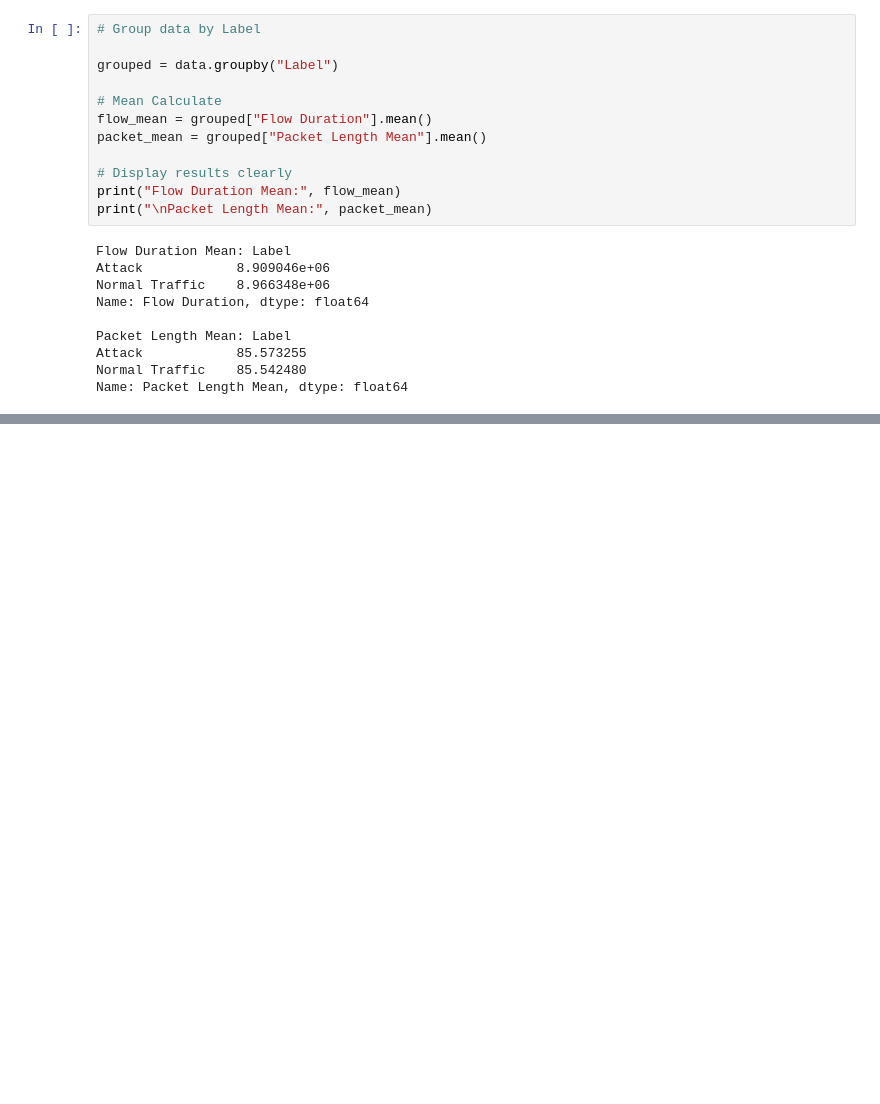
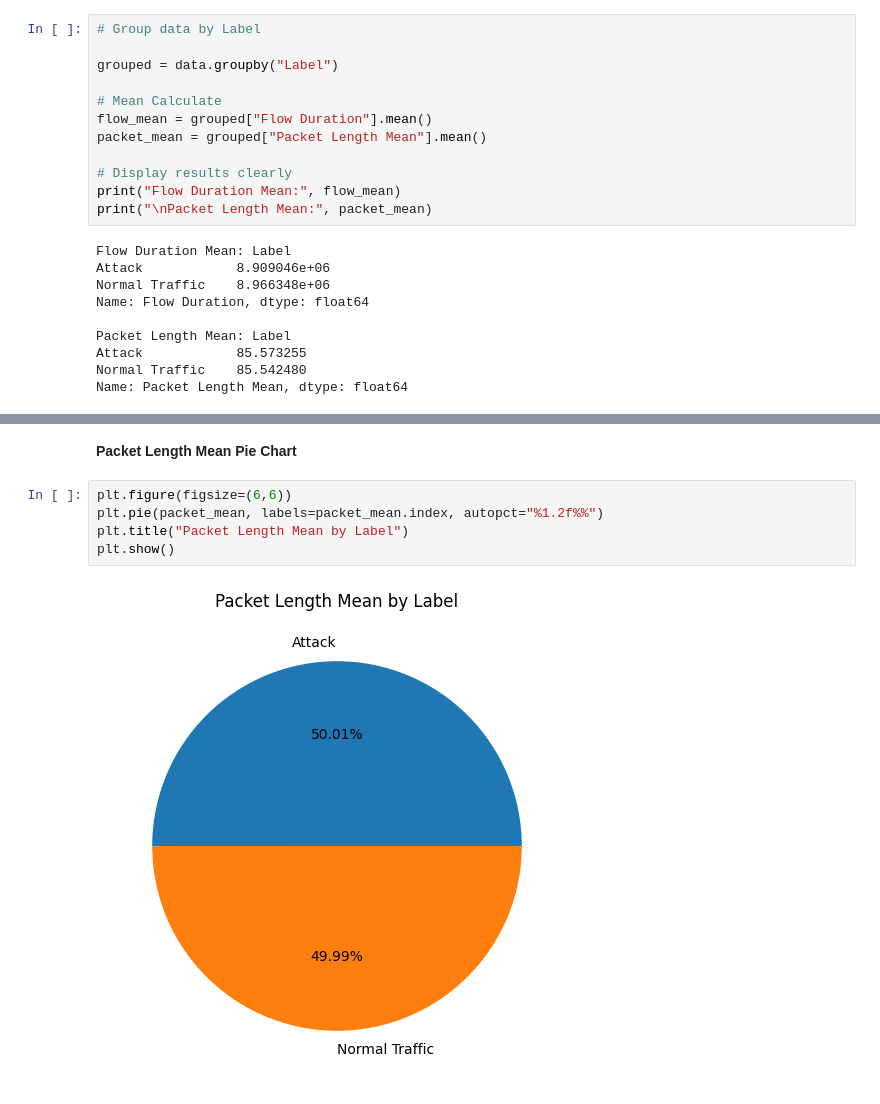
Before and after one commit to Pranishgrg21/Network_traffic_Analysis, a Jupyter notebook: Network_traffic.ipynb, the cells around one changed output, grey strips where cells are left out. Drawn from its saved outputs; the diff is of its cells as text; blank space fills up the shorter version.

```diff
--- a/Network_traffic.ipynb
+++ b/Network_traffic.ipynb
@@ -397,0 +426,9 @@ Name: Packet Length Mean, dtype: float64
+# %% [markdown]
+**Packet Length Mean Pie Chart**
+# %%
+plt.figure(figsize=(6,6))
+plt.pie(packet_mean, labels=packet_mean.index, autopct="%1.2f%%")
+plt.title("Packet Length Mean by Label")
+plt.show()
+# %% [output]
+[figure, added]
```
Also changed, not shown: parts of 11 cells of this notebook.
